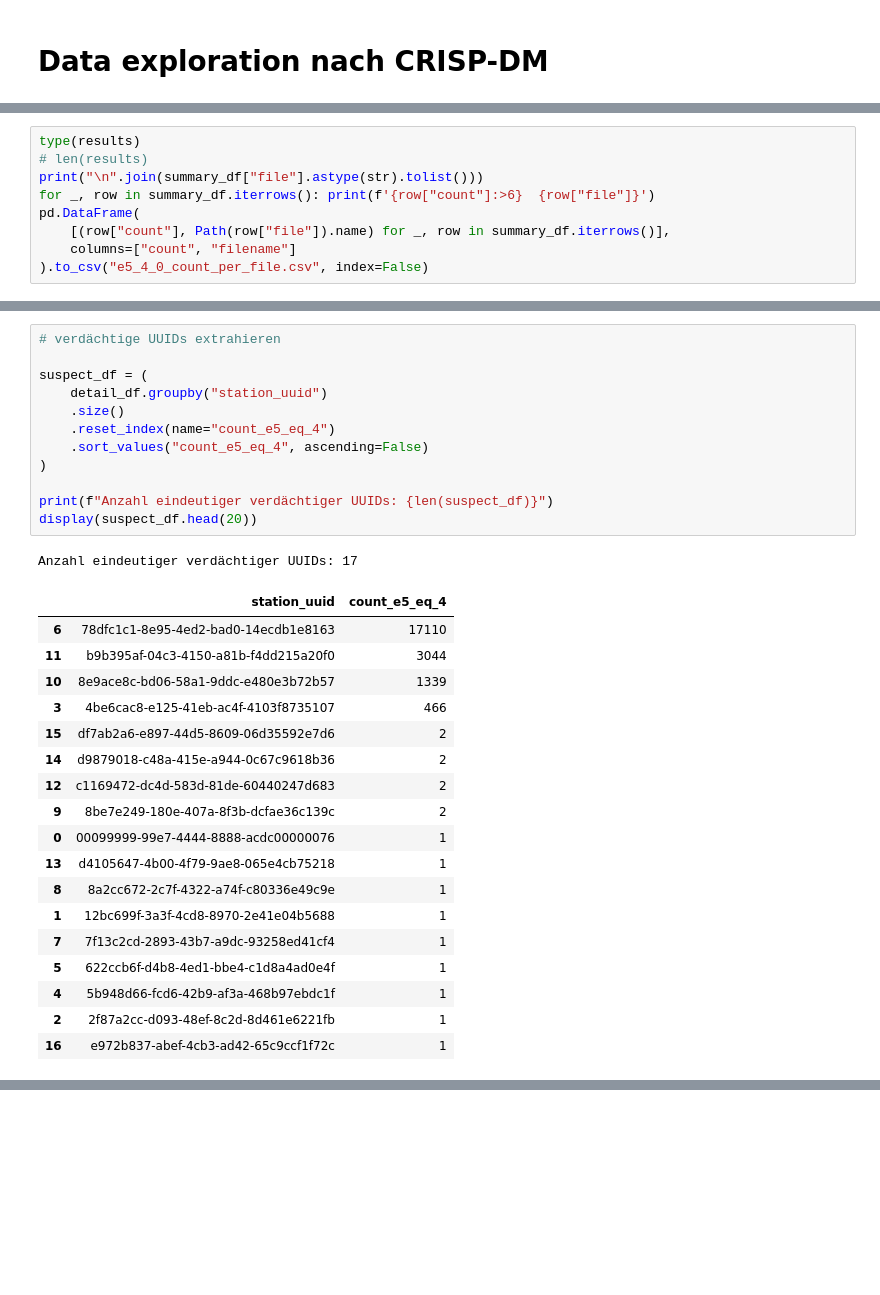
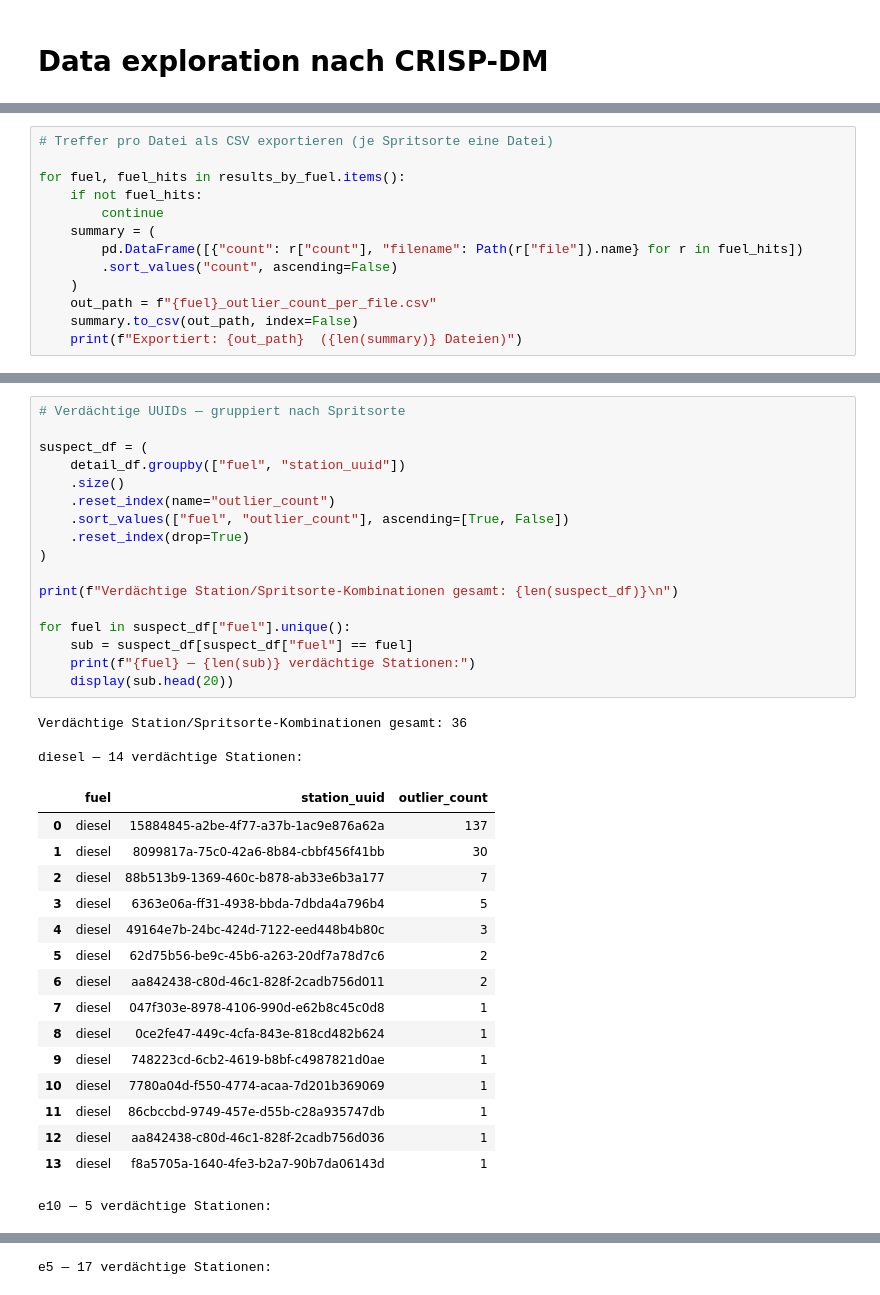
Before and after one commit to jawasch/SpritpreisAnalyse_HSAA_PredAnal, a Jupyter notebook: notebooks/data-exploration.ipynb, the cells around one changed output, grey strips where cells are left out. Saved outputs shown, nothing was run; the diff lists cells and outputs as text; blank space fills up the shorter version.

```diff
--- a/notebooks/data-exploration.ipynb
+++ b/notebooks/data-exploration.ipynb
@@ -284,10 +251,14 @@ Detailzeilen:
 # %%
-type(results)
-# len(results)
-print("\n".join(summary_df["file"].astype(str).tolist()))
-for _, row in summary_df.iterrows(): print(f'{row["count"]:>6}  {row["file"]}')
-pd.DataFrame(
-    [(row["count"], Path(row["file"]).name) for _, row in summary_df.iterrows()],
-    columns=["count", "filename"]
-).to_csv("e5_4_0_count_per_file.csv", index=False)
+# Treffer pro Datei als CSV exportieren (je Spritsorte eine Datei)
+
+for fuel, fuel_hits in results_by_fuel.items():
+    if not fuel_hits:
+        continue
+    summary = (
+        pd.DataFrame([{"count": r["count"], "filename": Path(r["file"]).name} for r in fuel_hits])
+        .sort_values("count", ascending=False)
+    )
+    out_path = f"{fuel}_outlier_count_per_file.csv"
+    summary.to_csv(out_path, index=False)
+    print(f"Exportiert: {out_path}  ({len(summary)} Dateien)")
 # %% [output]
@@ -311,32 +268,37 @@ pd.DataFrame(
 # %%
-# verdächtige UUIDs extrahieren
+# Verdächtige UUIDs — gruppiert nach Spritsorte
 
 suspect_df = (
-    detail_df.groupby("station_uuid")
+    detail_df.groupby(["fuel", "station_uuid"])
     .size()
-    .reset_index(name="count_e5_eq_4")
-    .sort_values("count_e5_eq_4", ascending=False)
+    .reset_index(name="outlier_count")
+    .sort_values(["fuel", "outlier_count"], ascending=[True, False])
+    .reset_index(drop=True)
 )
 
-print(f"Anzahl eindeutiger verdächtiger UUIDs: {len(suspect_df)}")
-display(suspect_df.head(20))
+print(f"Verdächtige Station/Spritsorte-Kombinationen gesamt: {len(suspect_df)}\n")
+
+for fuel in suspect_df["fuel"].unique():
+    sub = suspect_df[suspect_df["fuel"] == fuel]
+    print(f"{fuel} — {len(sub)} verdächtige Stationen:")
+    display(sub.head(20))
 # %% [output]
-Anzahl eindeutiger verdächtiger UUIDs: 17
+Verdächtige Station/Spritsorte-Kombinationen gesamt: 36
+
+diesel — 14 verdächtige Stationen:
-|  | station_uuid | count_e5_eq_4 |
-| 6 | 78dfc1c1-8e95-4ed2-bad0-14ecdb1e8163 | 17110 |
-| 11 | b9b395af-04c3-4150-a81b-f4dd215a20f0 | 3044 |
-| 10 | 8e9ace8c-bd06-58a1-9ddc-e480e3b72b57 | 1339 |
-| 3 | 4be6cac8-e125-41eb-ac4f-4103f8735107 | 466 |
-| 15 | df7ab2a6-e897-44d5-8609-06d35592e7d6 | 2 |
-| 14 | d9879018-c48a-415e-a944-0c67c9618b36 | 2 |
-| 12 | c1169472-dc4d-583d-81de-60440247d683 | 2 |
-| 9 | 8be7e249-180e-407a-8f3b-dcfae36c139c | 2 |
-| 0 | 00099999-99e7-4444-8888-acdc00000076 | 1 |
-| 13 | d4105647-4b00-4f79-9ae8-065e4cb75218 | 1 |
-| 8 | 8a2cc672-2c7f-4322-a74f-c80336e49c9e | 1 |
-| 1 | 12bc699f-3a3f-4cd8-8970-2e41e04b5688 | 1 |
-| 7 | 7f13c2cd-2893-43b7-a9dc-93258ed41cf4 | 1 |
-| 5 | 622ccb6f-d4b8-4ed1-bbe4-c1d8a4ad0e4f | 1 |
-| 4 | 5b948d66-fcd6-42b9-af3a-468b97ebdc1f | 1 |
-| 2 | 2f87a2cc-d093-48ef-8c2d-8d461e6221fb | 1 |
-| 16 | e972b837-abef-4cb3-ad42-65c9ccf1f72c | 1 |
+|  | fuel | station_uuid | outlier_count |
+| 0 | diesel | 15884845-a2be-4f77-a37b-1ac9e876a62a | 137 |
+| 1 | diesel | 8099817a-75c0-42a6-8b84-cbbf456f41bb | 30 |
+| 2 | diesel | 88b513b9-1369-460c-b878-ab33e6b3a177 | 7 |
+| 3 | diesel | 6363e06a-ff31-4938-bbda-7dbda4a796b4 | 5 |
+| 4 | diesel | 49164e7b-24bc-424d-7122-eed448b4b80c | 3 |
+| 5 | diesel | 62d75b56-be9c-45b6-a263-20df7a78d7c6 | 2 |
+| 6 | diesel | aa842438-c80d-46c1-828f-2cadb756d011 | 2 |
+| 7 | diesel | 047f303e-8978-4106-990d-e62b8c45c0d8 | 1 |
+| 8 | diesel | 0ce2fe47-449c-4cfa-843e-818cd482b624 | 1 |
+| 9 | diesel | 748223cd-6cb2-4619-b8bf-c4987821d0ae | 1 |
+| 10 | diesel | 7780a04d-f550-4774-acaa-7d201b369069 | 1 |
+| 11 | diesel | 86cbccbd-9749-457e-d55b-c28a935747db | 1 |
+| 12 | diesel | aa842438-c80d-46c1-828f-2cadb756d036 | 1 |
+| 13 | diesel | f8a5705a-1640-4fe3-b2a7-90b7da06143d | 1 |
+e10 — 5 verdächtige Stationen:
@@ -342,0 +311 @@ Anzahl eindeutiger verdächtiger UUIDs: 17
+e5 — 17 verdächtige Stationen:
```
Also changed, not shown: parts of 6 cells of this notebook.
